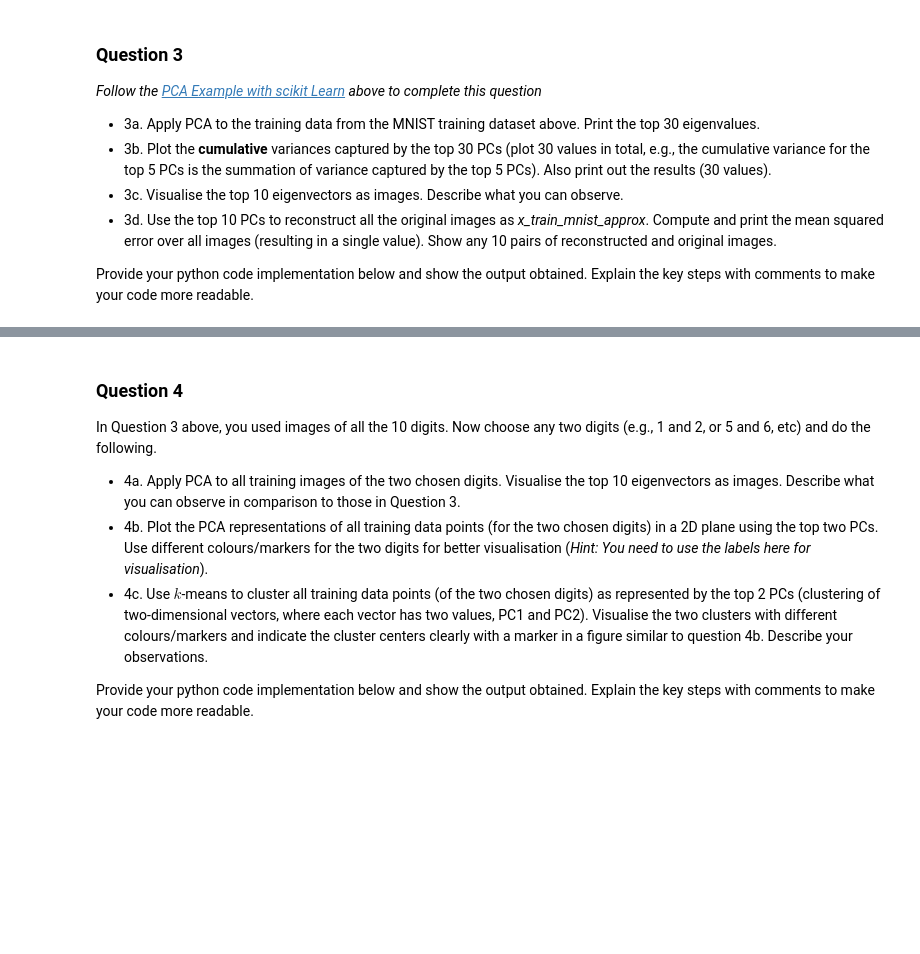
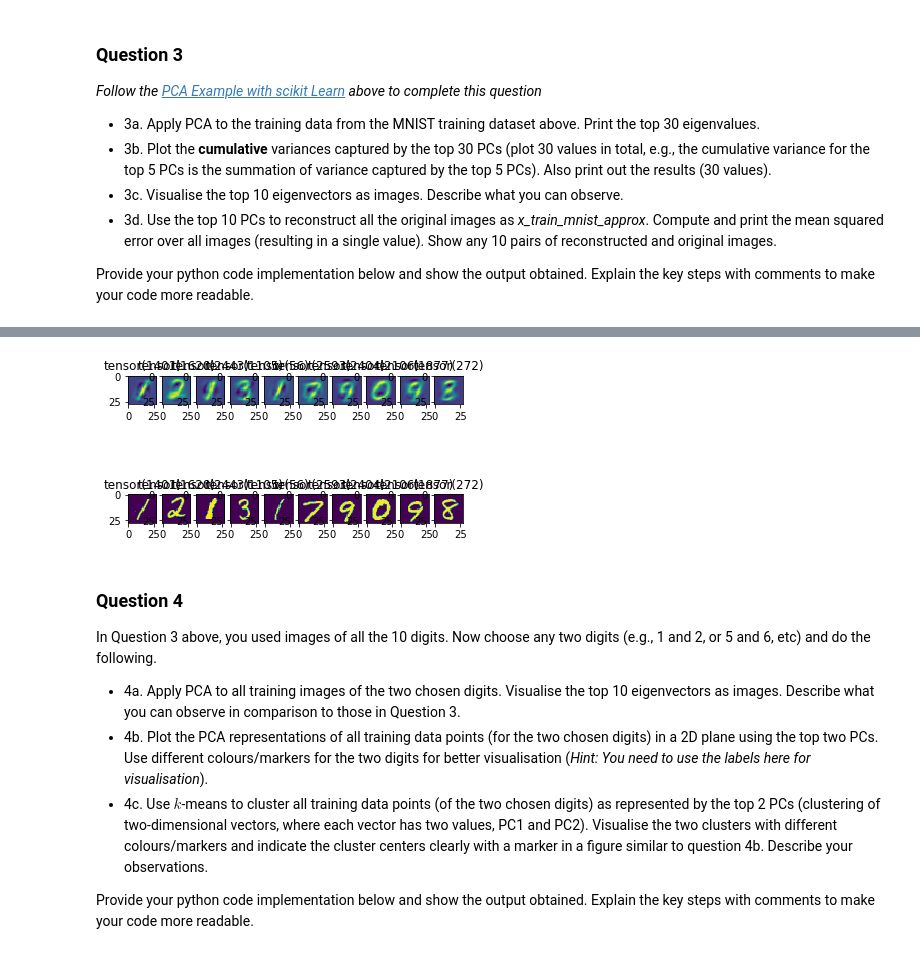
Before and after one commit to maalvarezl/MLAI, a Jupyter notebook: Lab 7 - Unsupervised learning & DL intro.ipynb, the cells around one changed output, grey strips where cells are left out. Drawn from its saved outputs; the diff is of its cells as text; code cells hidden in the pictures; blank space fills up the shorter version.

```diff
--- a/Lab 7 - Unsupervised learning & DL intro.ipynb
+++ b/Lab 7 - Unsupervised learning & DL intro.ipynb
@@ -623,3 +629,9 @@ for i,item in enumerate(indices_list):
+# %%
+my_pca_2 = myPCA(10,X,y)
+my_pca_2.doPCA()
+my_pca_2.showReconImg(10)
+# %% [output]
+[figure, added]
 # %% [markdown]
 ### <a id='Q4'></a>Question 4
 
```
Also changed, not shown: parts of 12 cells of this notebook.
